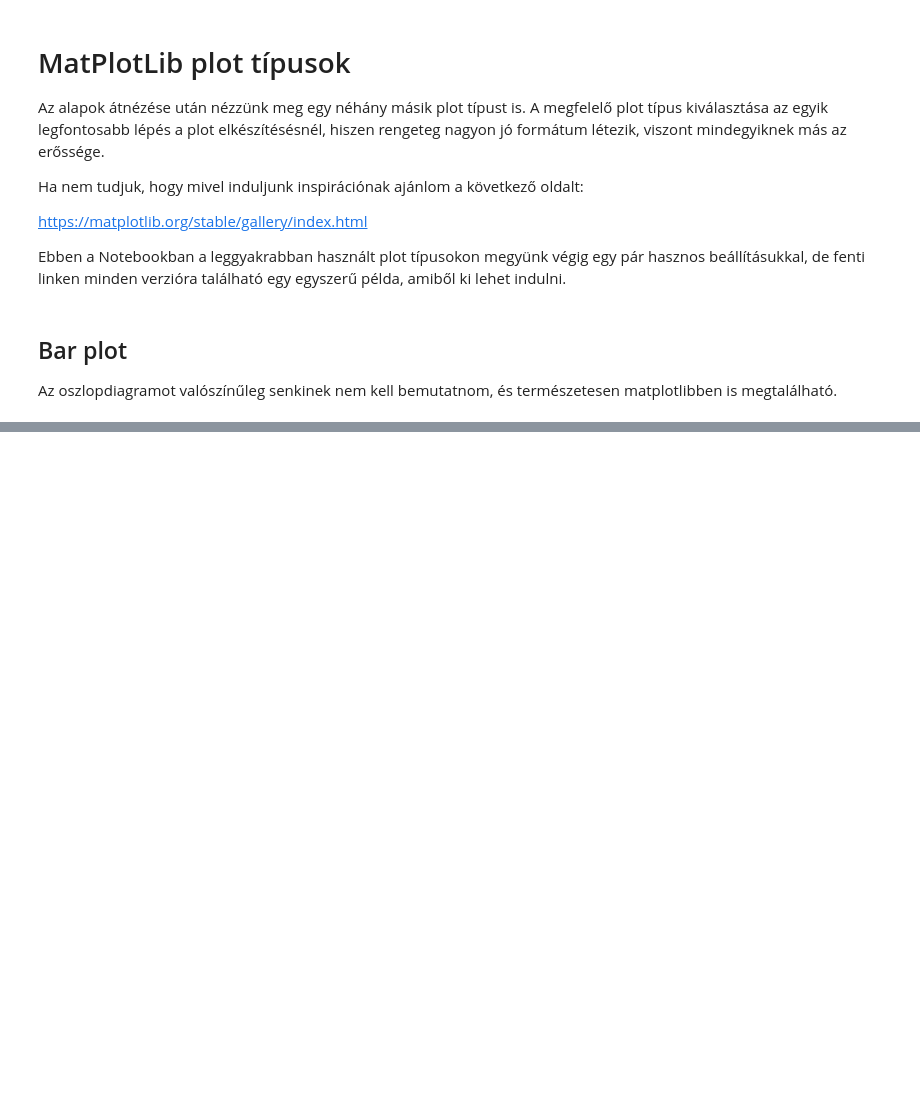
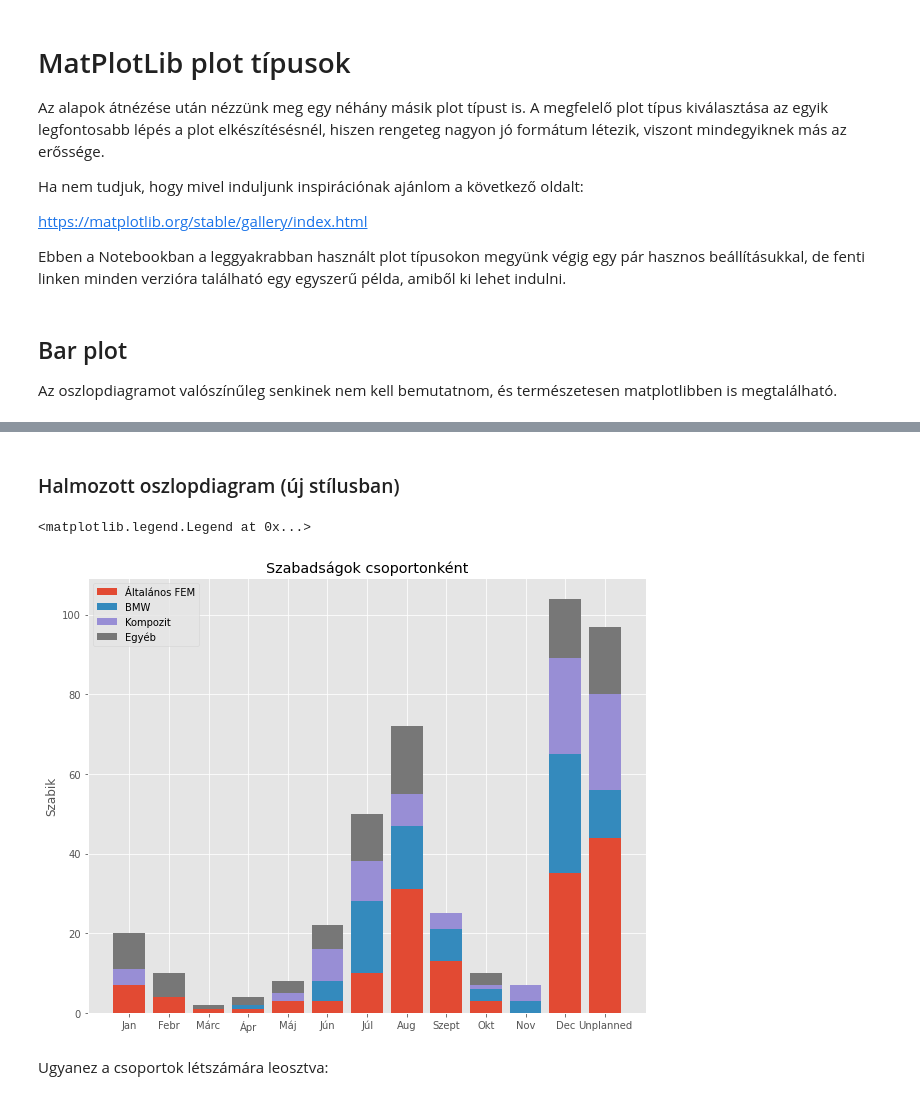
Before and after one commit to mizsakpeti/python-plotting-eCon, a Jupyter notebook: jupyter-notebooks/03_Matplotlib/031_MatPlotLib_PlotTypes.ipynb, the cells around one changed output, grey strips where cells are left out. Saved outputs shown, nothing was run; the diff lists cells and outputs as text; code cells hidden in the pictures; blank space fills up the shorter version.

```diff
--- a/jupyter-notebooks/03_Matplotlib/031_MatPlotLib_PlotTypes.ipynb
+++ b/jupyter-notebooks/03_Matplotlib/031_MatPlotLib_PlotTypes.ipynb
@@ -43,0 +123,23 @@ plt.tight_layout()
+# %% [markdown]
+### Halmozott oszlopdiagram (új stílusban)
+# %%
+# Use an other plot style
+plt.style.use('ggplot')
+
+fig, ax = plt.subplots(figsize=(10,8))
+femPlot = ax.bar(x, height=szabiData['FEM'], bottom = 0,  label='Általános FEM')
+bmwPlot = ax.bar(x, height=szabiData['BMW'], bottom = szabiData['FEM'], label='BMW')
+compPlot = ax.bar(x, height=szabiData['COMP'], bottom = szabiData['FEM'] + szabiData['BMW'], label='Kompozit')
+adminPlot = ax.bar(x, height=szabiData['ADMIN'], bottom = szabiData['FEM'] + szabiData['BMW'] + szabiData['COMP'],
+                   label='Egyéb')
+
+ax.set_ylabel('Szabik')
+ax.set_title('Szabadságok csoportonként')
+ax.set_xticks(x)
+ax.set_xticklabels(months)
+ax.legend()
+# %% [output]
+<matplotlib.legend.Legend at 0x...>
+[figure, added]
+# %% [markdown]
+Ugyanez a csoportok létszámára leosztva:
```
Also changed, not shown: parts of 12 cells of this notebook, 1 other file.
